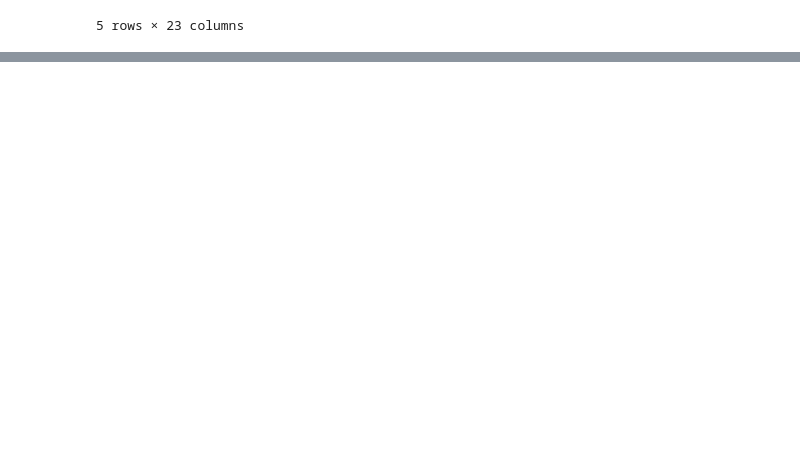
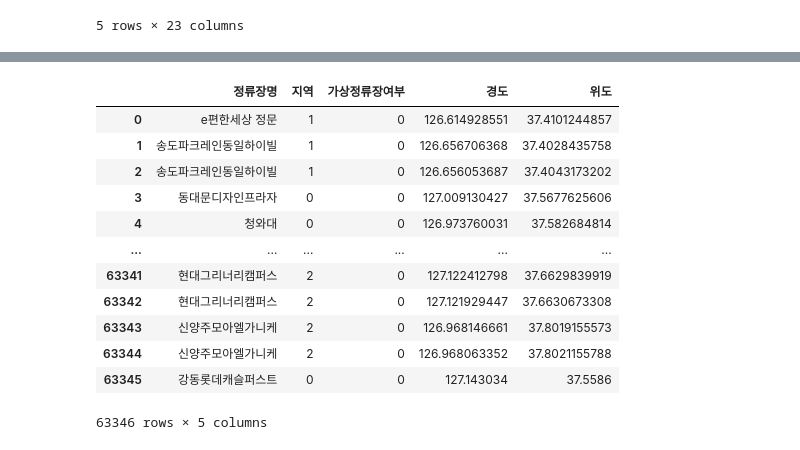
Before and after one commit to vxlmlxv/20251R0136COSE47101, a Jupyter notebook: src/cleaning.ipynb, the cells around one changed output, grey strips where cells are left out. Cells and saved outputs as stored; diff of their text form; code cells hidden in the pictures; blank space fills up the shorter version.

```diff
--- a/src/cleaning.ipynb
+++ b/src/cleaning.ipynb
@@ -870,5 +876,26 @@ bus.shape
-# %%
-bus = bus[bus['정류장지역유형(0:서울/1:경기/2:인천)'] == '0'].reset_index(drop=True)
-# %%
-# leave only rows where 정류장지역유형(0:서울/1:경기/2:인천) is 0
-bus = bus[bus['정류장지역유형(0:서울/1:경기/2:인천)'] == '0'].reset_index(drop=True)
+# %%
+# drop columns
+bus = bus[['정류장명', '정류장지역유형(0:서울/1:경기/2:인천)', '가상정류장여부', '좌표X', '좌표Y']]
+# rename columns
+bus = bus.rename(columns={
+    '정류장지역유형(0:서울/1:경기/2:인천)': '지역',
+    '가상정류장여부': '가상정류장여부',
+    '좌표X': '경도',
+    '좌표Y': '위도'
+})
+# %%
+bus
+# %% [output]
+|  | 정류장명 | 지역 | 가상정류장여부 | 경도 | 위도 |
+| 0 | ﻿e편한세상 정문 | ﻿1 | ﻿0 | ﻿126.614928551 | ﻿37.4101244857 |
+| 1 | ﻿송도파크레인동일하이빌 | ﻿1 | ﻿0 | ﻿126.656706368 | ﻿37.4028435758 |
+| 2 | ﻿송도파크레인동일하이빌 | ﻿1 | ﻿0 | ﻿126.656053687 | ﻿37.4043173202 |
+| 3 | ﻿동대문디자인프라자 | ﻿0 | ﻿0 | ﻿127.009130427 | ﻿37.5677625606 |
+| 4 | ﻿청와대 | ﻿0 | ﻿0 | ﻿126.973760031 | ﻿37.582684814 |
+| ... | ... | ... | ... | ... | ... |
+| 63341 | ﻿현대그리너리캠퍼스 | ﻿2 | ﻿0 | ﻿127.122412798 | ﻿37.6629839919 |
+| 63342 | ﻿현대그리너리캠퍼스 | ﻿2 | ﻿0 | ﻿127.121929447 | ﻿37.6630673308 |
+| 63343 | ﻿신양주모아엘가니케 | ﻿2 | ﻿0 | ﻿126.968146661 | ﻿37.8019155573 |
+| 63344 | ﻿신양주모아엘가니케 | ﻿2 | ﻿0 | ﻿126.968063352 | ﻿37.8021155788 |
+| 63345 | ﻿강동롯데캐슬퍼스트 | ﻿0 | ﻿0 | ﻿127.143034 | ﻿37.5586 |
+63346 rows × 5 columns
```
Also changed, not shown: parts of 5 cells of this notebook.
